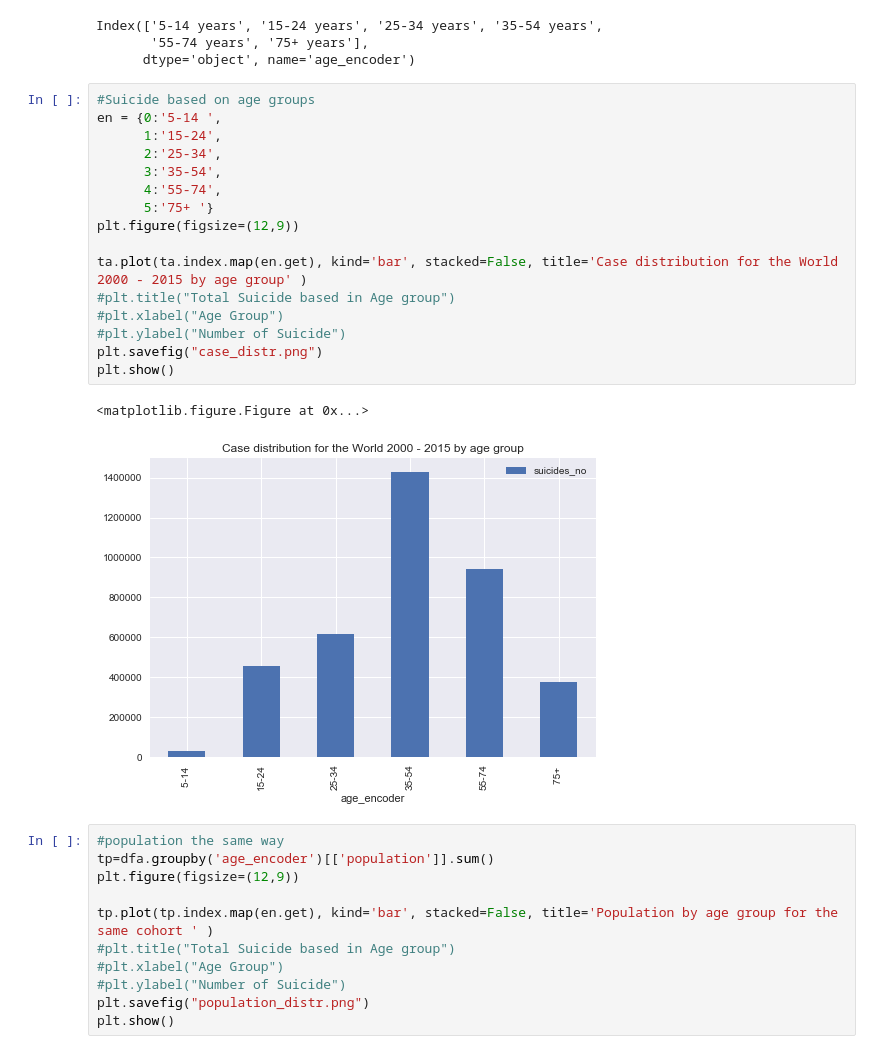
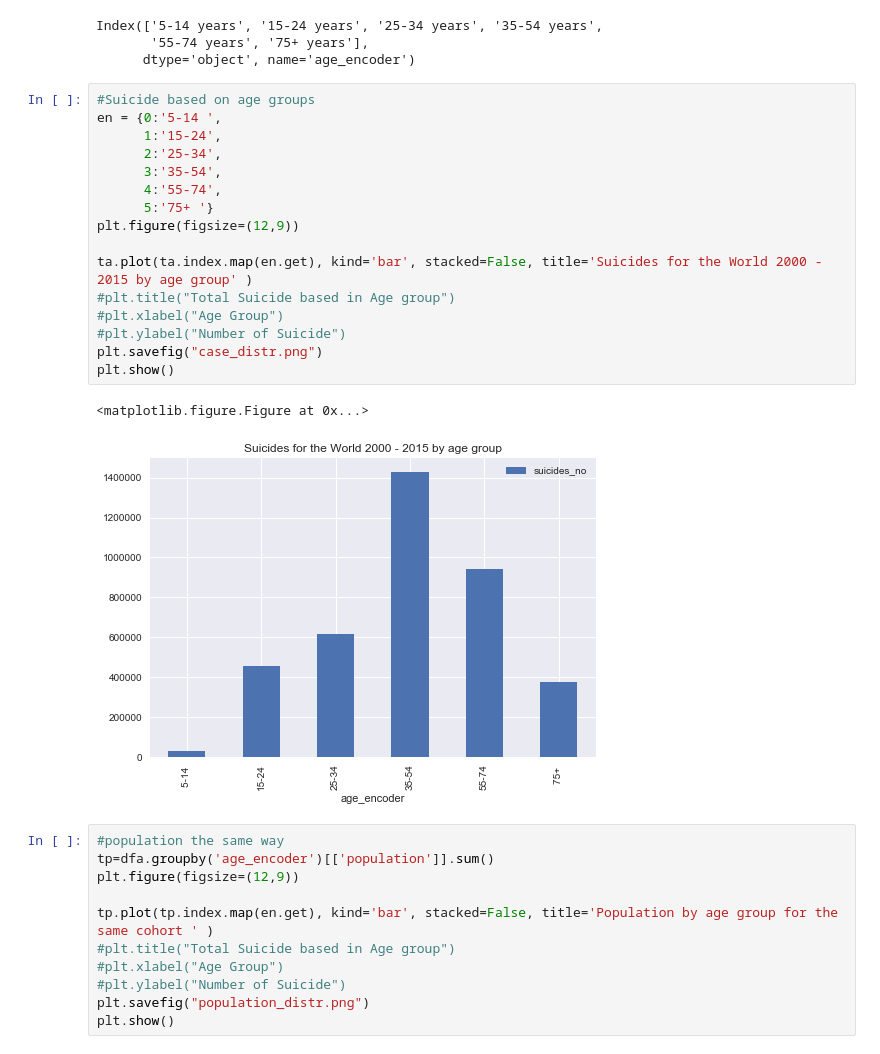
Before and after one commit to v2br/AI_study, a Jupyter notebook: preBootUnit4/suiside_review.ipynb, the cells around one changed output. Cells and saved outputs as stored; diff of their text form.

```diff
--- a/preBootUnit4/suiside_review.ipynb
+++ b/preBootUnit4/suiside_review.ipynb
@@ -203,22 +226,22 @@ Index(['5-14 years', '15-24 years', '25-34 years', '35-54 years',
 # %%
 #Suicide based on age groups
 en = {0:'5-14 ',
       1:'15-24',
       2:'25-34',
       3:'35-54',
       4:'55-74',
       5:'75+ '}
 plt.figure(figsize=(12,9))
 
-ta.plot(ta.index.map(en.get), kind='bar', stacked=False, title='Case distribution for the World 2000 - 2015 by age group' )
+ta.plot(ta.index.map(en.get), kind='bar', stacked=False, title='Suicides for the World 2000 - 2015 by age group' )
 #plt.title("Total Suicide based in Age group")
 #plt.xlabel("Age Group")
 #plt.ylabel("Number of Suicide")
 plt.savefig("case_distr.png")
 plt.show()
 # %% [output]
 <matplotlib.figure.Figure at 0x...>
-[figure, old version]
+[figure, new version]
 # %%
 #population the same way
 tp=dfa.groupby('age_encoder')[['population']].sum()
```
Also changed, not shown: parts of 6 cells of this notebook, 1 other file.
